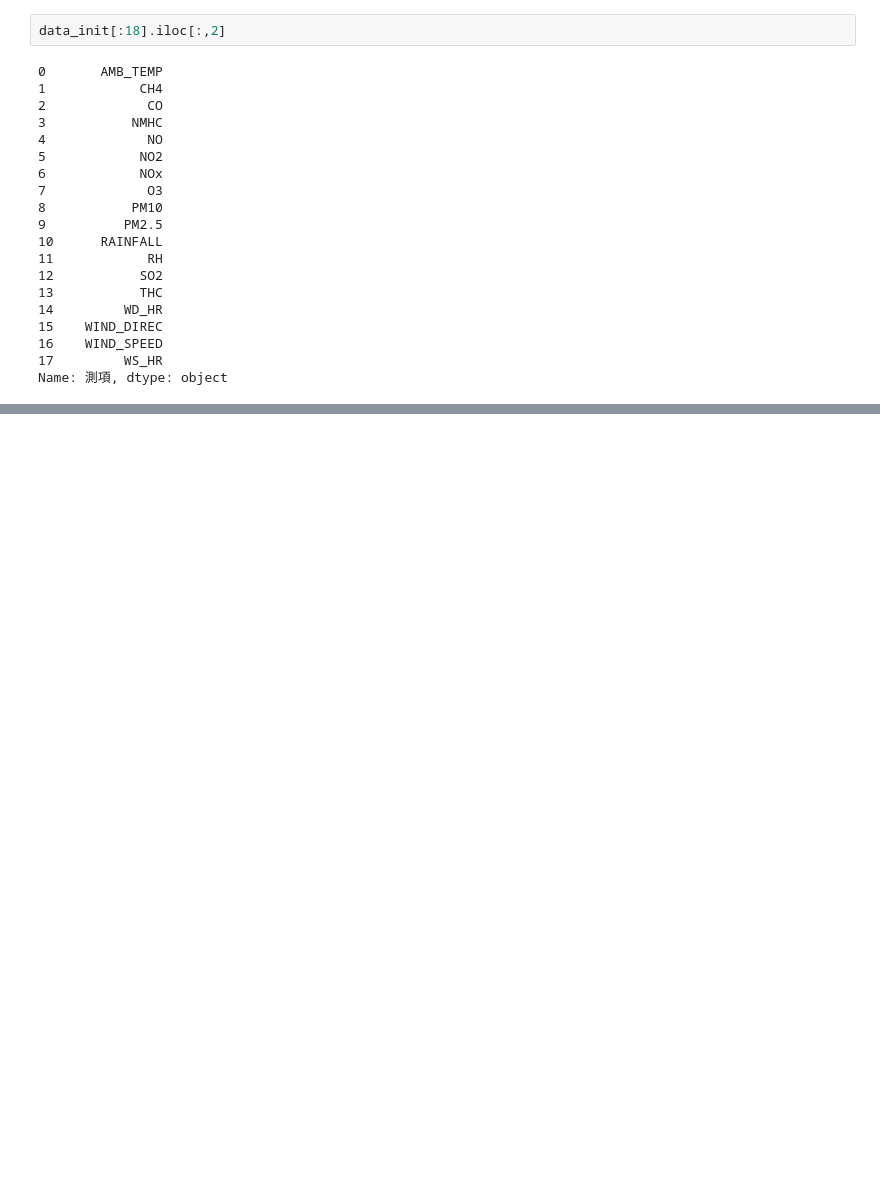
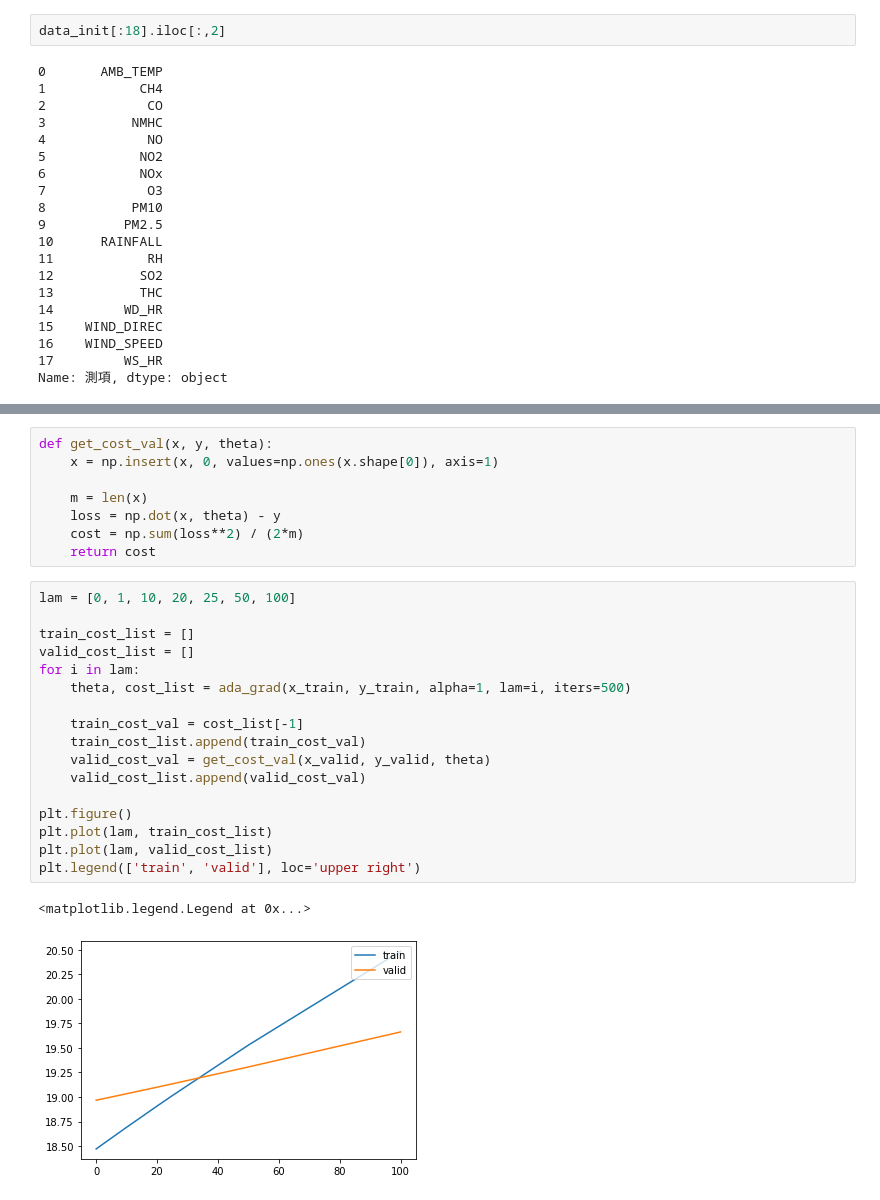
Before and after one commit to dougaoyang/ml_ex, a Jupyter notebook: hw1/hw1.ipynb, the cells around one changed output, grey strips where cells are left out. Cells and saved outputs as stored; diff of their text form; blank space fills up the shorter version.

```diff
--- a/hw1/hw1.ipynb
+++ b/hw1/hw1.ipynb
@@ -100,0 +181,28 @@ print(y)
+# %%
+def get_cost_val(x, y, theta):
+    x = np.insert(x, 0, values=np.ones(x.shape[0]), axis=1)
+
+    m = len(x)
+    loss = np.dot(x, theta) - y
+    cost = np.sum(loss**2) / (2*m)
+    return cost
+# %%
+lam = [0, 1, 10, 20, 25, 50, 100]
+
+train_cost_list = []
+valid_cost_list = []
+for i in lam:
+    theta, cost_list = ada_grad(x_train, y_train, alpha=1, lam=i, iters=500)
+
+    train_cost_val = cost_list[-1]
+    train_cost_list.append(train_cost_val)
+    valid_cost_val = get_cost_val(x_valid, y_valid, theta)
+    valid_cost_list.append(valid_cost_val)
+
+plt.figure()
+plt.plot(lam, train_cost_list)
+plt.plot(lam, valid_cost_list)
+plt.legend(['train', 'valid'], loc='upper right')
+# %% [output]
+<matplotlib.legend.Legend at 0x...>
+[figure, added]
```
Also changed, not shown: parts of 13 cells of this notebook, 2 other files.
